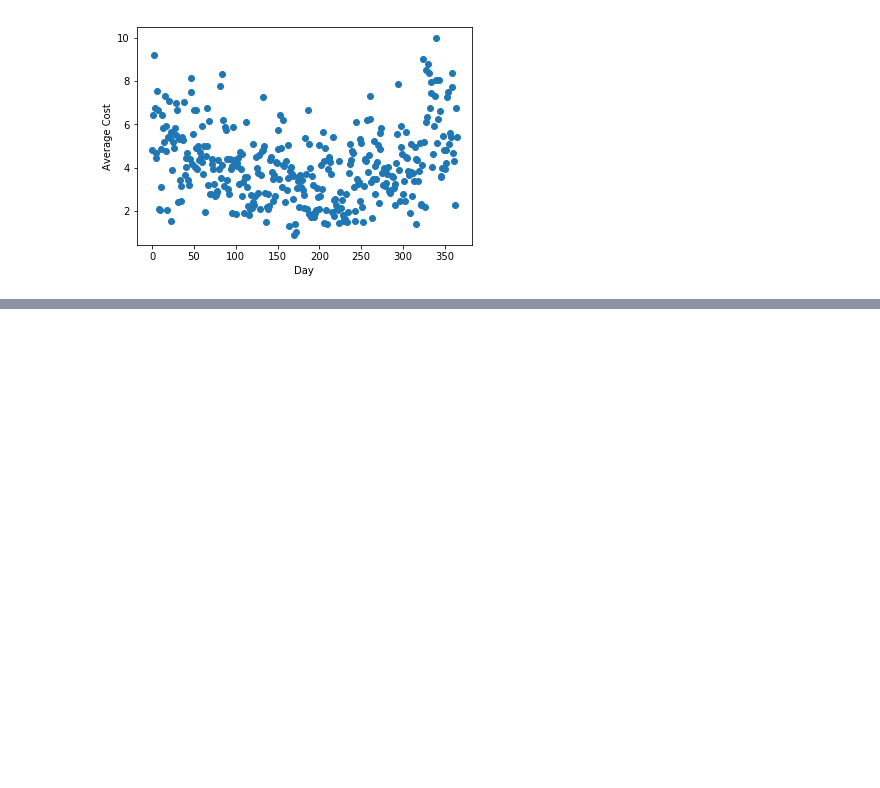
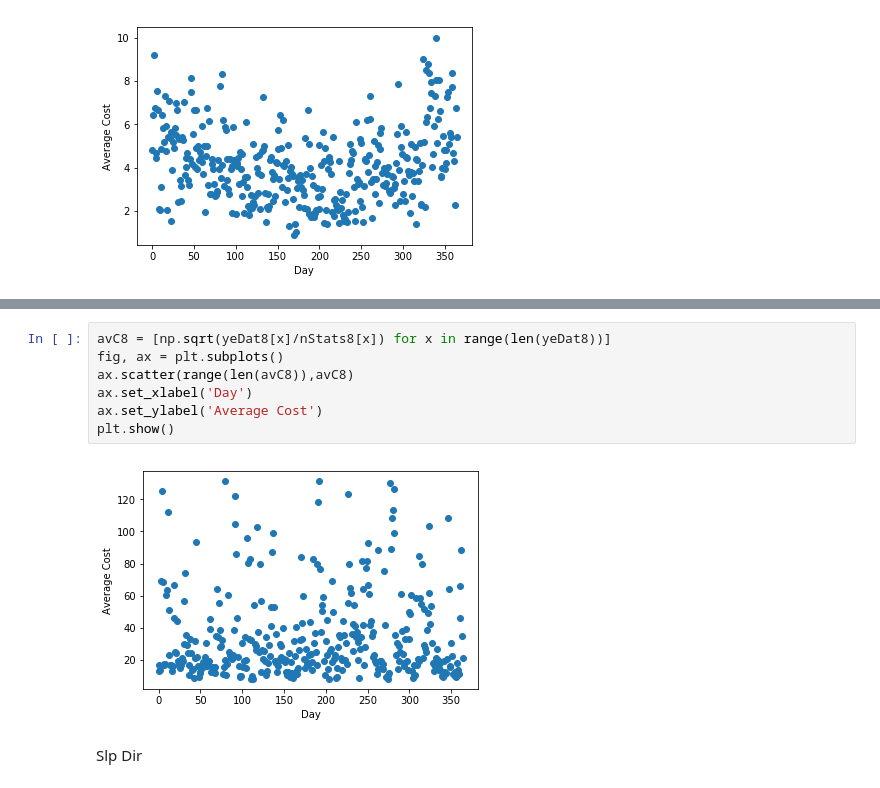
Before and after one commit to aametcalf01/wind, a Jupyter notebook: Project Results/Proj_1.ipynb, the cells around one changed output, grey strips where cells are left out. Cells and saved outputs as stored; diff of their text form; blank space fills up the shorter version.

```diff
--- a/Project Results/Proj_1.ipynb
+++ b/Project Results/Proj_1.ipynb
@@ -397,0 +445,11 @@ plt.show()
+# %%
+avC8 = [np.sqrt(yeDat8[x]/nStats8[x]) for x in range(len(yeDat8))]
+fig, ax = plt.subplots()
+ax.scatter(range(len(avC8)),avC8)
+ax.set_xlabel('Day')
+ax.set_ylabel('Average Cost')
+plt.show()
+# %% [output]
+[figure, added]
+# %% [markdown]
+Slp Dir
```
Also changed, not shown: parts of 21 cells of this notebook, 1 other file.
